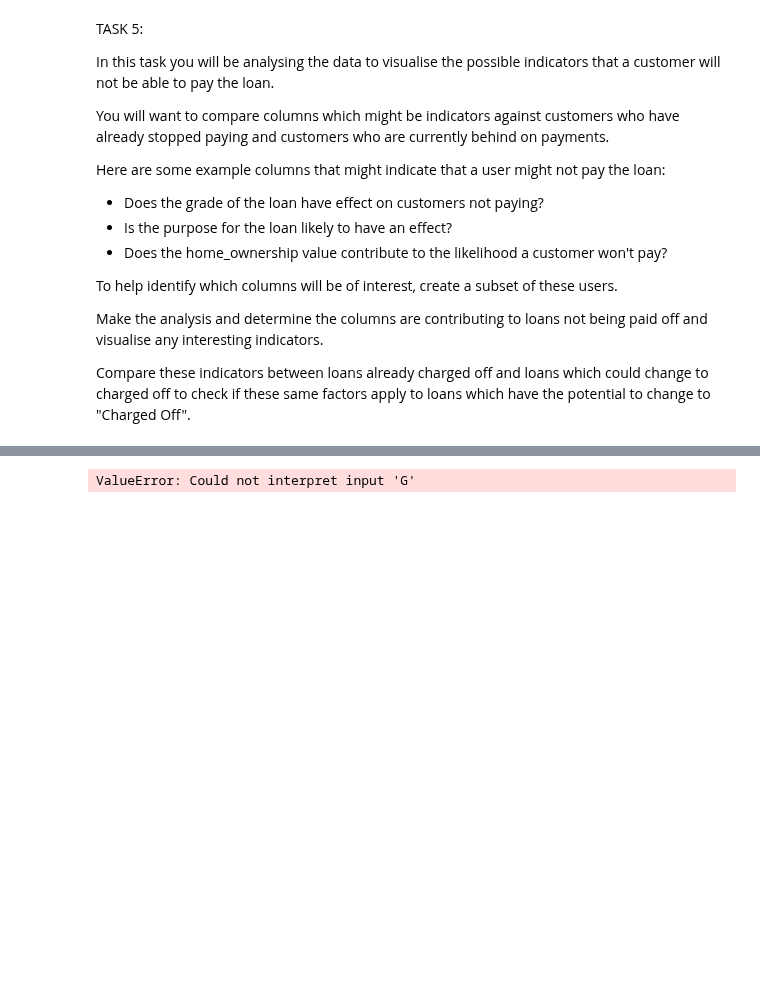
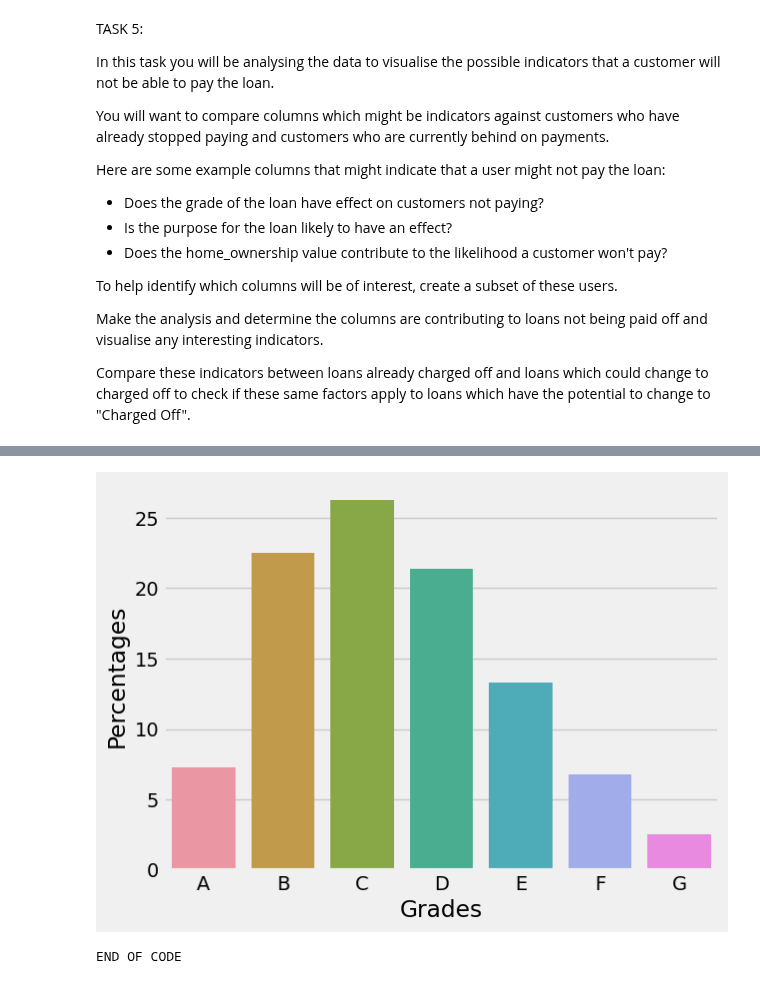
Before and after one commit to Dialga9182/exploratory-data-analysis---customer-loans-in-finance489, a Jupyter notebook: analysis_and_querying5.ipynb, the cells around one changed output, grey strips where cells are left out. Saved outputs shown, nothing was run; the diff lists cells and outputs as text; code cells hidden in the pictures; blank space fills up the shorter version.

```diff
--- a/analysis_and_querying5.ipynb
+++ b/analysis_and_querying5.ipynb
@@ -419,35 +419,62 @@ def milestone_4_task_5_step_1():
     print("length of group charged off:" ,len(df_group_charged_off))
     print("length of group late:" ,len(df_group_late))
     print("length of group everyone else:" ,len(df_group_everyone_else))
+    df_group_charged_off >>> GROUPNAME
 
-    def get_list(grade):
-        list_of_grades = []
-        for i in df_group_charged_off['grade']:
-            if i == grade:
-                list_of_grades.append(i)
-        return list_of_grades
+    def get_list_of_available_grades():
+        """Get a list of the available grades in the column 'grade' within the dataframe df_group_charged_off
+        Cannot really generalise this function very much,
+        so it will stay as it is for the moment.
+        """
+        available_grades = []
+        for i in df_group_charged_off['grade'].unique(): available_grades.append(i)
+        alphabetically_ordered_list_of_available_grades = sorted(available_grades)
+        return alphabetically_ordered_list_of_available_grades
+    alphabetically_ordered_list_of_available_grades = get_list_of_available_grades()
+    print("Available Grades: ", alphabetically_ordered_list_of_available_grades)
 
-    def get_some_lists_for_grades():
-        grades = ['A', 'B', 'C', 'D', 'E', 'F', 'G']
-        list_of_lists_of_grades = []
-        for i in grades:
-            list_of_grades = get_list(i)
-            list_of_lists_of_grades.append(list_of_grades)
-        return list_of_lists_of_grades
+    def get_no_of_grade_X_in_grades_column(specific_grade: str) -> int:
+        list_of_grade_X = []
+        for i in df_group_charged_off['grade']: # for element in column 'grade' in group: df_group_charged_off
+            if i == specific_grade:
+                list_of_grade_X.append(i)
+        return len(list_of_grade_X)
 
-    list_of_lists_of_grades = get_some_lists_for_grades()
-    grades_dictionary = dict()
-    def populate_dictionary():
-        for j in list_of_lists_of_grades:
-            grades_dictionary.update({j[0]: j})
-        return grades_dictionary
-    grades_dictionary = populate_dictionary()
+    def get_list_of_no_of_grades_in_grade():
+        no_of_grade_A_in_grades_column = get_no_of_grade_X_in_grades_column('A')
+        no_of_grade_B_in_grades_column = get_no_of_grade_X_in_grades_column('B')
+        no_of_grade_C_in_grades_column = get_no_of_grade_X_in_grades_column('C')
+        no_of_grade_D_in_grades_column = get_no_of_grade_X_in_grades_column('D')
+        no_of_grade_E_in_grades_column = get_no_of_grade_X_in_grades_column('E')
+        no_of_grade_F_in_grades_column = get_no_of_grade_X_in_grades_column('F')
+        no_of_grade_G_in_grades_column = get_no_of_grade_X_in_grades_column('G')
 
-    for k, v in grades_dictionary.items():
-        print(f'Grade:{k} as a percentage of charged off group is: {(len(v)/len(df_group_charged_off))*100}%')
-    #now we have to make a barplot of this
-    #sns.barplot(x = k, y =(len(v)/len(df_group_charged_off))*100)
-    pass
+        list_of_no_of_grades_in_grade = [no_of_grade_A_in_grades_column,
+                  no_of_grade_B_in_grades_column,
+                  no_of_grade_C_in_grades_column,
+                  no_of_grade_D_in_grades_column,
+                  no_of_grade_E_in_grades_column,
+                  no_of_grade_F_in_grades_column,
+                  no_of_grade_G_in_grades_column]
+        return list_of_no_of_grades_in_grade
+
+    #Barplot for Charged Off Group:
+    list_of_no_of_grades_in_grade = get_list_of_no_of_grades_in_grade()
+    print("List of no of grades in grades: ", list_of_no_of_grades_in_grade)
+    list_of_no_of_grades_in_grade_as_a_percentage_of_charged_off_group = [((x/len(df_group_charged_off))*100) for x in list_of_no_of_grades_in_grade]
+    print("Charged Off Group Grade Percentages", list_of_no_of_grades_in_grade_as_a_percentage_of_charged_off_group)
+
+    grades_and_their_percentages_dictionary = {'Grades': alphabetically_ordered_list_of_available_grades,
+                     'Percentages': list_of_no_of_grades_in_grade_as_a_percentage_of_charged_off_group}
+    my_dataframe = pd.DataFrame(grades_and_their_percentages_dictionary, index = [0,1,2,3,4,5,6])
+    sns.barplot(x = 'Grades', y ='Percentages', data=my_dataframe)
+
+    #Barplot for Charged Off Group:
+
+    #Barplot for Charged Off Group:
+
+    plt.show()
+    return None
 milestone_4_task_5_step_1()
 ###
 '''Step 2
@@ -487 +510,2 @@ Grade:G as a percentage of charged off group is: 2.540061370610297%
+[figure, added]
-ValueError: Could not interpret input 'G'
+END OF CODE
```
Also changed, not shown: parts of 1 cell of this notebook.
